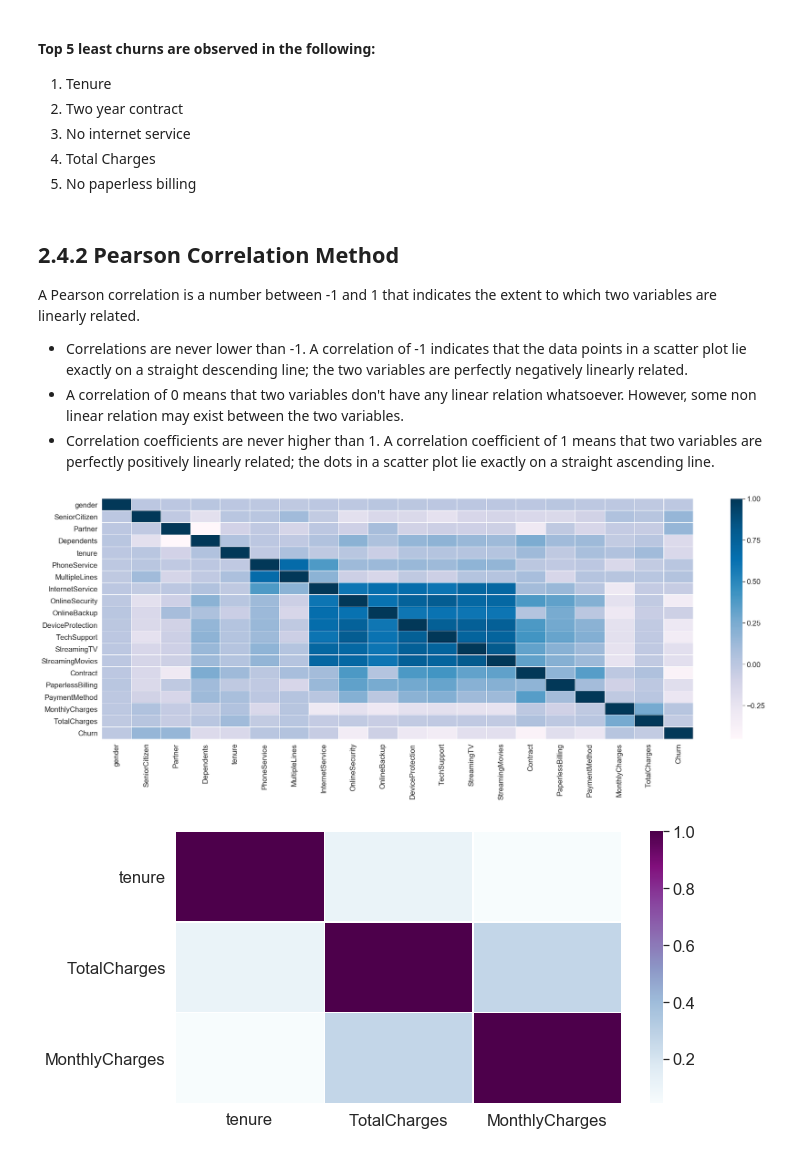
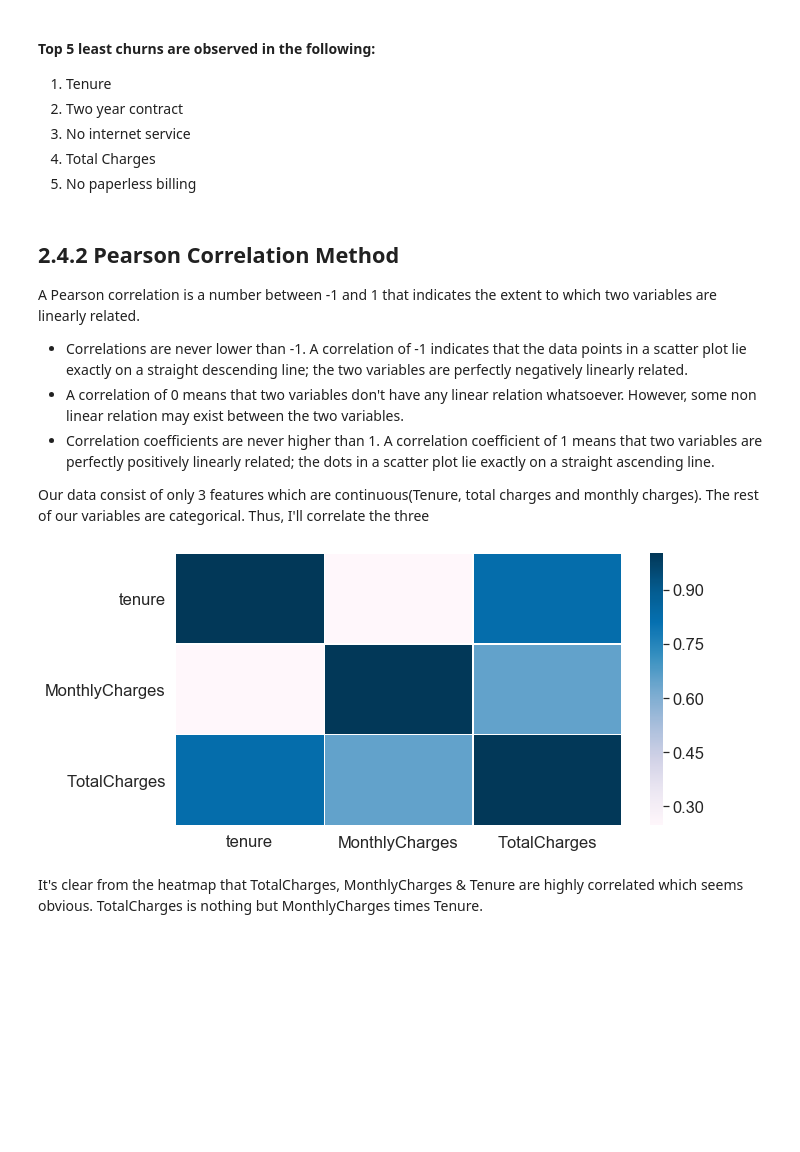
Before and after one commit to anjalis2112/eda-taskphase-Anjali, a Jupyter notebook: telco.ipynb, the cells around one changed output. Saved outputs shown, nothing was run; the diff lists cells and outputs as text; code cells hidden in the pictures; blank space fills up the shorter version.

```diff
--- a/telco.ipynb
+++ b/telco.ipynb
@@ -258,17 +281,18 @@ A Pearson correlation is a number between -1 and 1 that indicates the extent to
 - Correlations are never lower than -1. A correlation of -1 indicates that the data points in a scatter plot lie exactly on a straight descending line; the two variables are perfectly negatively linearly related.
 - A correlation of 0 means that two variables don't have any linear relation whatsoever. However, some non linear relation may exist between the two variables.
 - Correlation coefficients are never higher than 1. A correlation coefficient of 1 means that two variables are perfectly positively linearly related; the dots in a scatter plot lie exactly on a straight ascending line.
+
+
+
+
+
+Our data consist of only 3 features which are continuous(Tenure, total charges and monthly charges). The rest of our variables are categorical. Thus, I'll correlate the three
 # %%
-plt.figure(figsize=(30, 10))
-corr = t1.apply(lambda x: pd.factorize(x)[0]).corr()
-ax = sns.heatmap(corr, xticklabels=corr.columns, yticklabels=corr.columns,
+plt.figure(figsize=(10, 5))
+corr1 = telco_data.corr()
+ax = sns.heatmap(corr1, xticklabels=corr1.columns, yticklabels=corr1.columns,
                  linewidths=.2,cmap="PuBu")
-
-plt.figure(figsize=(10, 5))
-df=pd.DataFrame(telco_data,columns=['tenure','TotalCharges','MonthlyCharges'])
-corr1 = df.apply(lambda x: pd.factorize(x)[0]).corr()
-ax = sns.heatmap(corr1, xticklabels=corr1.columns, yticklabels=corr1.columns,
-                 linewidths=.2,cmap="BuPu")
 # %% [output]
-[figure, old version]
+[figure, new version]
-[figure, removed]
+# %% [markdown]
+It's clear from the heatmap that TotalCharges, MonthlyCharges & Tenure are highly correlated which seems obvious. TotalCharges is nothing but MonthlyCharges times Tenure.
```
Also changed, not shown: parts of 6 cells of this notebook.
